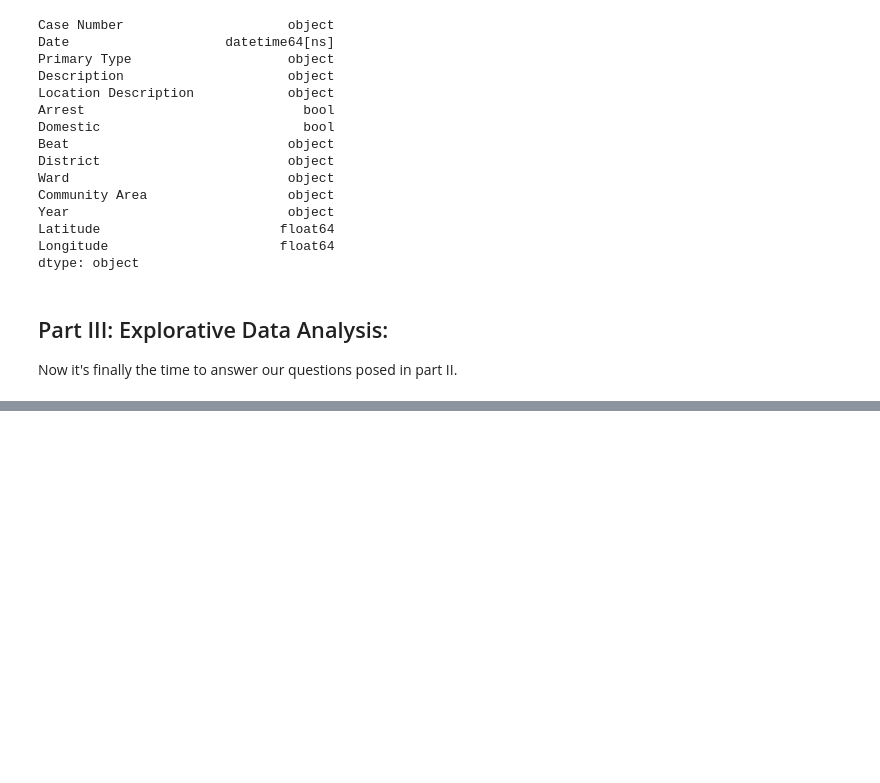
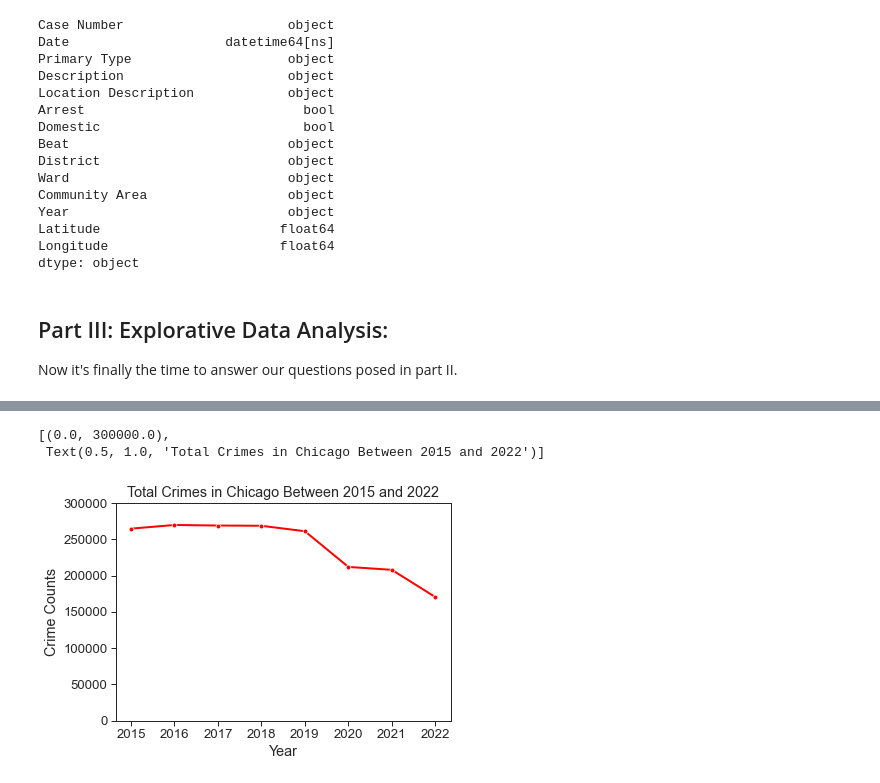
Before and after one commit to jcvincentliu/Analyzing-Racial-Disparities-in-Chicago-Police-Traffic-Stops, a Jupyter notebook: crime_cleaning.ipynb, the cells around one changed output, grey strips where cells are left out. Drawn from its saved outputs; the diff is of its cells as text; code cells hidden in the pictures; blank space fills up the shorter version.

```diff
--- a/crime_cleaning.ipynb
+++ b/crime_cleaning.ipynb
@@ -201,3 +201,5 @@ crime.to_pickle("cleaned_crimes_from_2015.pkl")
 ## Part III: Explorative Data Analysis:
 
 Now it's finally the time to answer our questions posed in part II.
+# %%
+crime = pd.read_pickle("data/cleaned_crimes_from_2015.pkl")
@@ -203,0 +208,5 @@ Now it's finally the time to answer our questions posed in part II.
+# %%
+count_by_year = crime.loc[:, "Year"].value_counts().sort_index(ascending=True).to_frame()
+count_by_year = count_by_year.reset_index()
+count_by_year.columns = ["Year", "Crime Counts"]
+count_by_year
@@ -203,0 +223,9 @@ Now it's finally the time to answer our questions posed in part II.
+# %%
+sns.set_context("paper", font_scale = 1.5)
+sns.set_style("ticks")
+p = sns.lineplot(x = "Year", y = "Crime Counts", data = count_by_year, marker = "o", color = "red", linewidth=2)
+p.set(ylim = [0, 300000], title = "Total Crimes in Chicago Between 2015 and 2022")
+# %% [output]
+[(0.0, 300000.0),
+ Text(0.5, 1.0, 'Total Crimes in Chicago Between 2015 and 2022')]
+[figure, added]
```
Also changed, not shown: parts of 6 cells of this notebook.
